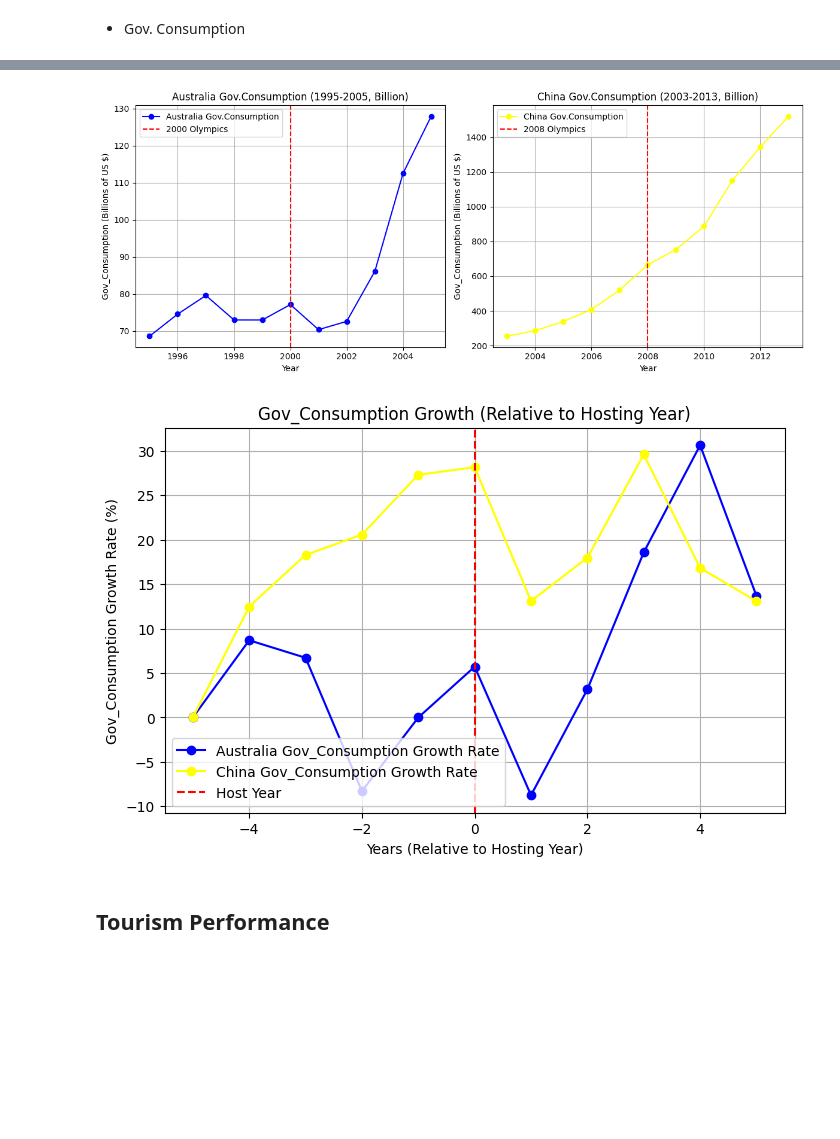
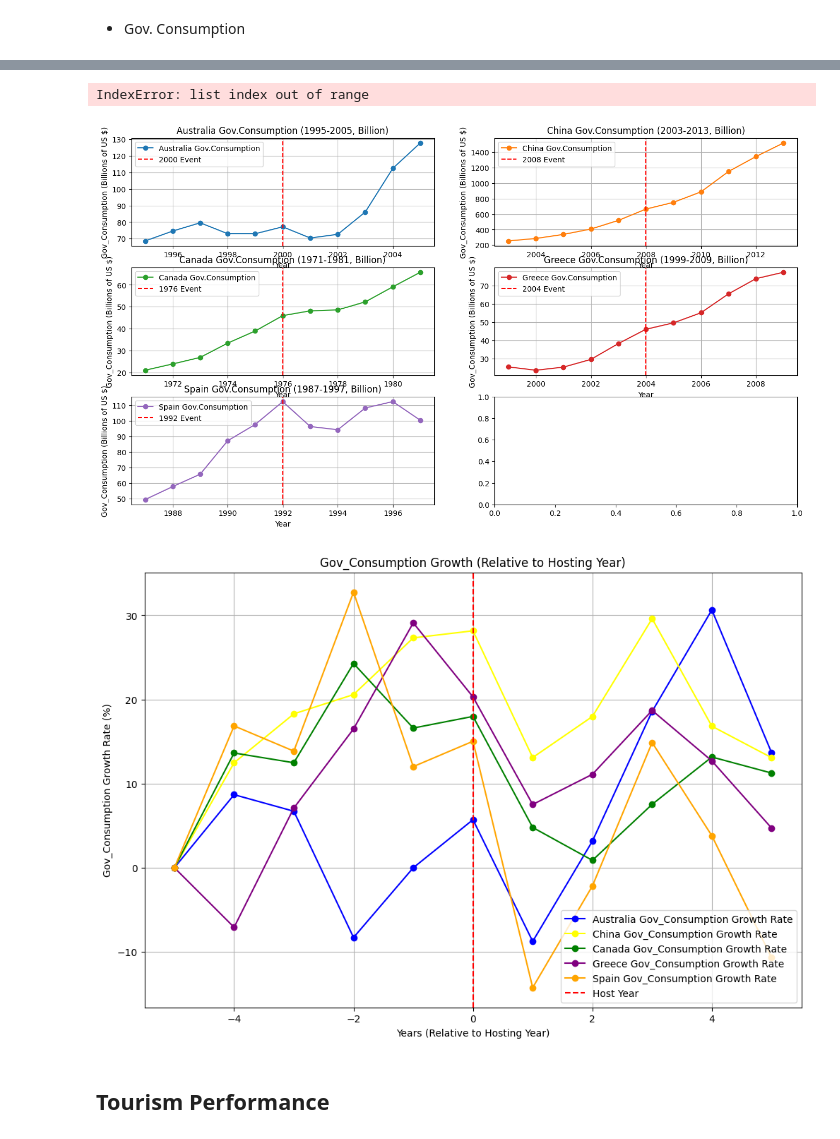
Before and after one commit to Ray-Gizzy/2024Fall_projects, a Jupyter notebook: Visualization.ipynb, the cells around one changed output, grey strips where cells are left out. Drawn from its saved outputs; the diff is of its cells as text; code cells hidden in the pictures; blank space fills up the shorter version.

```diff
--- a/Visualization.ipynb
+++ b/Visualization.ipynb
@@ -244,29 +675,56 @@ cleaned_df2_gov_consume = index_rename_and_calculate_growth_rate(
 # %%
-two_subplots(
-    df1=cleaned_df1_gov_consume,
-    host_year1=2000,
-    legend1="Australia Gov.Consumption",
-    title1="Australia Gov.Consumption (1995-2005, Billion)",
-    df2=cleaned_df2_gov_consume,
-    host_year2=2008,
-    legend2="China Gov.Consumption",
-    title2="China Gov.Consumption (2003-2013, Billion)",
-    x_column='Year',
-    y_column='Gov_Consumption',
+eight_subplots(
+    dataframes=[
+        cleaned_df1_gov_consume,  # Australia
+        cleaned_df2_gov_consume,  # China
+        cleaned_df3_gov_consume,  # Canada
+        cleaned_df4_gov_consume,  # Greece
+        cleaned_df6_gov_consume   # Spain
+    ],
+    host_years=[2000, 2008, 1976, 2004, 1992],
+    legends=[
+        "Australia Gov.Consumption",
+        "China Gov.Consumption",
+        "Canada Gov.Consumption",
+        "Greece Gov.Consumption",
+        "Spain Gov.Consumption"
+    ],
+    titles=[
+        "Australia Gov.Consumption (1995-2005, Billion)",
+        "China Gov.Consumption (2003-2013, Billion)",
+        "Canada Gov.Consumption (1971-1981, Billion)",
+        "Greece Gov.Consumption (1999-2009, Billion)",
+        "Spain Gov.Consumption (1987-1997, Billion)"
+    ],
+    x_column="Year",
+    y_column="Gov_Consumption",
     xlabel="Year",
-    ylabel="Gov_Consumption (Billions of US $)",
+    ylabel="Gov_Consumption (Billions of US $)"
 )
 # %% [output]
+IndexError: list index out of range
-[figure, old version]
+[figure, new version]
 # %%
 growth_rate_plot(
-    dfs=[cleaned_df1_gov_consume,cleaned_df2_gov_consume],
-    countries=['Australia', 'China'],
-    metric='Gov_Consumption',
-    colors=None
+    dfs=[
+        cleaned_df1_gov_consume,  # Australia
+        cleaned_df2_gov_consume,  # China
+        cleaned_df3_gov_consume,  # Canada
+        cleaned_df4_gov_consume,  # Greece
+        cleaned_df6_gov_consume   # Spain
+    ],
+    countries=[
+        "Australia",
+        "China",
+        "Canada",
+        "Greece",
+        "Spain"
+    ],
+    metric="Gov_Consumption",
+    colors=None  # Use default colors or specify a list of distinct colors
 )
 # %% [output]
-[figure, old version]
+[figure, new version]
 # %% [markdown]
 ## Tourism Performance
 # %%
```
Also changed, not shown: parts of 42 cells of this notebook, 4 other files.
